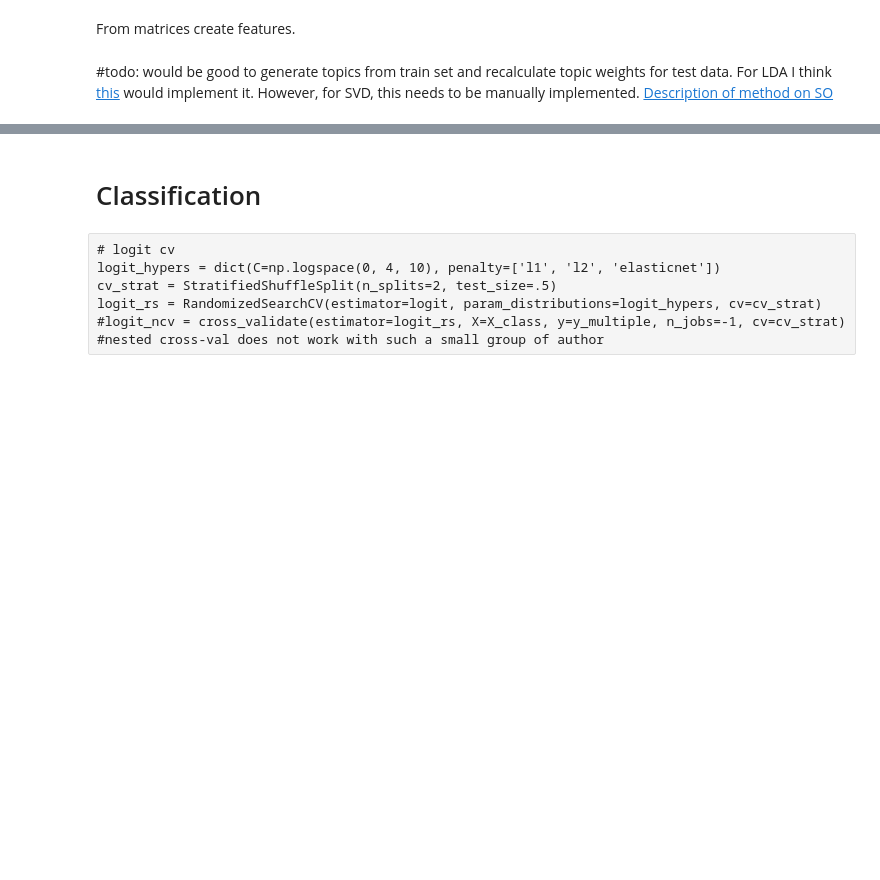
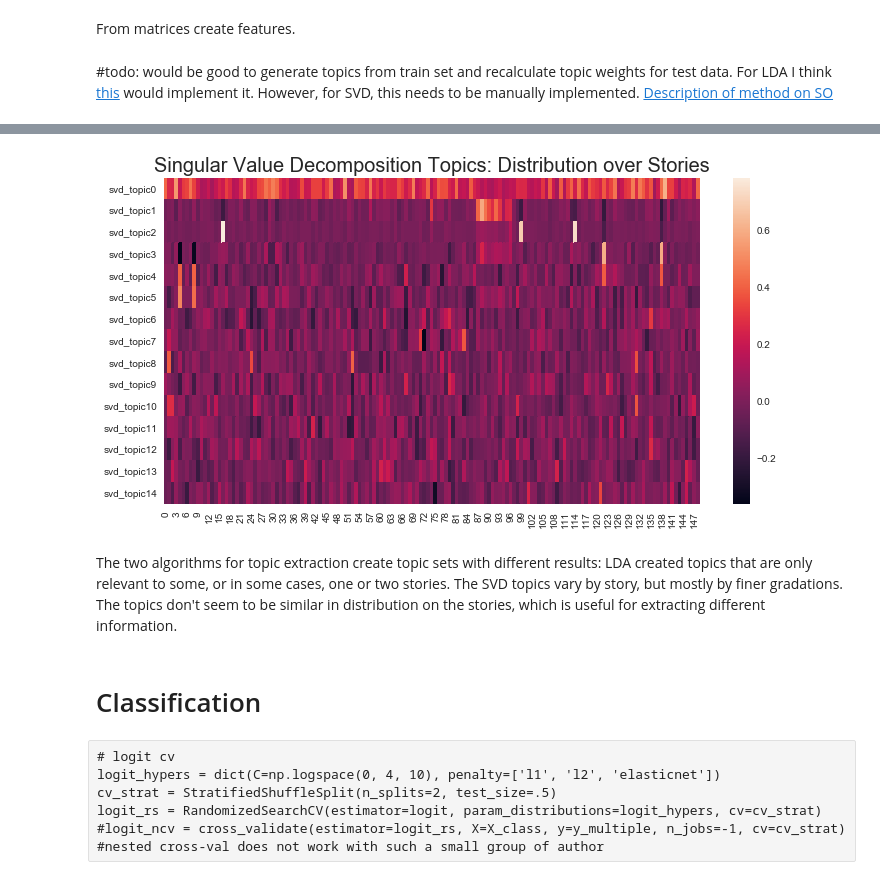
Before and after one commit to chrisoyer/unsupervised_learning-scifi_stories, a Jupyter notebook: scifi_stories.ipynb, the cells around one changed output, grey strips where cells are left out. Saved outputs shown, nothing was run; the diff lists cells and outputs as text; code cells hidden in the pictures; blank space fills up the shorter version.

```diff
--- a/scifi_stories.ipynb
+++ b/scifi_stories.ipynb
@@ -549,7 +539,7 @@ lda.get_params
                           topic_word_prior=None, total_samples=1000000.0,
                           verbose=False)>
 # %%
-svd = TruncatedSVD(n_components=8)
+svd = TruncatedSVD(n_components=feature_count)
 svd.fit(X_tfidf)
 svd_topics = svd.transform(X_tfidf);
 # %%
@@ -628,3 +612,12 @@ ward_clusters = pd.Series(agglom_ward.fit_predict(X_tfidf))
+# %%
+plt.figure(figsize=(12,6))
+ax_svd = sns.heatmap(data=svd_topics_df.T)
+plt.title("Singular Value Decomposition Topics: Distribution over Stories", fontsize=20)
+plt.plot();
+# %% [output]
+[figure, added]
+# %% [markdown]
+The two algorithms for topic extraction create topic sets with different results: LDA created topics that are only relevant to some, or in some cases, one or two stories. The SVD topics vary by story, but mostly by finer gradations. The topics don't seem to be similar in distribution on the stories, which is useful for extracting different information.
 # %% [markdown]
 # Classification
 # %%
```
Also changed, not shown: parts of 24 cells of this notebook.
